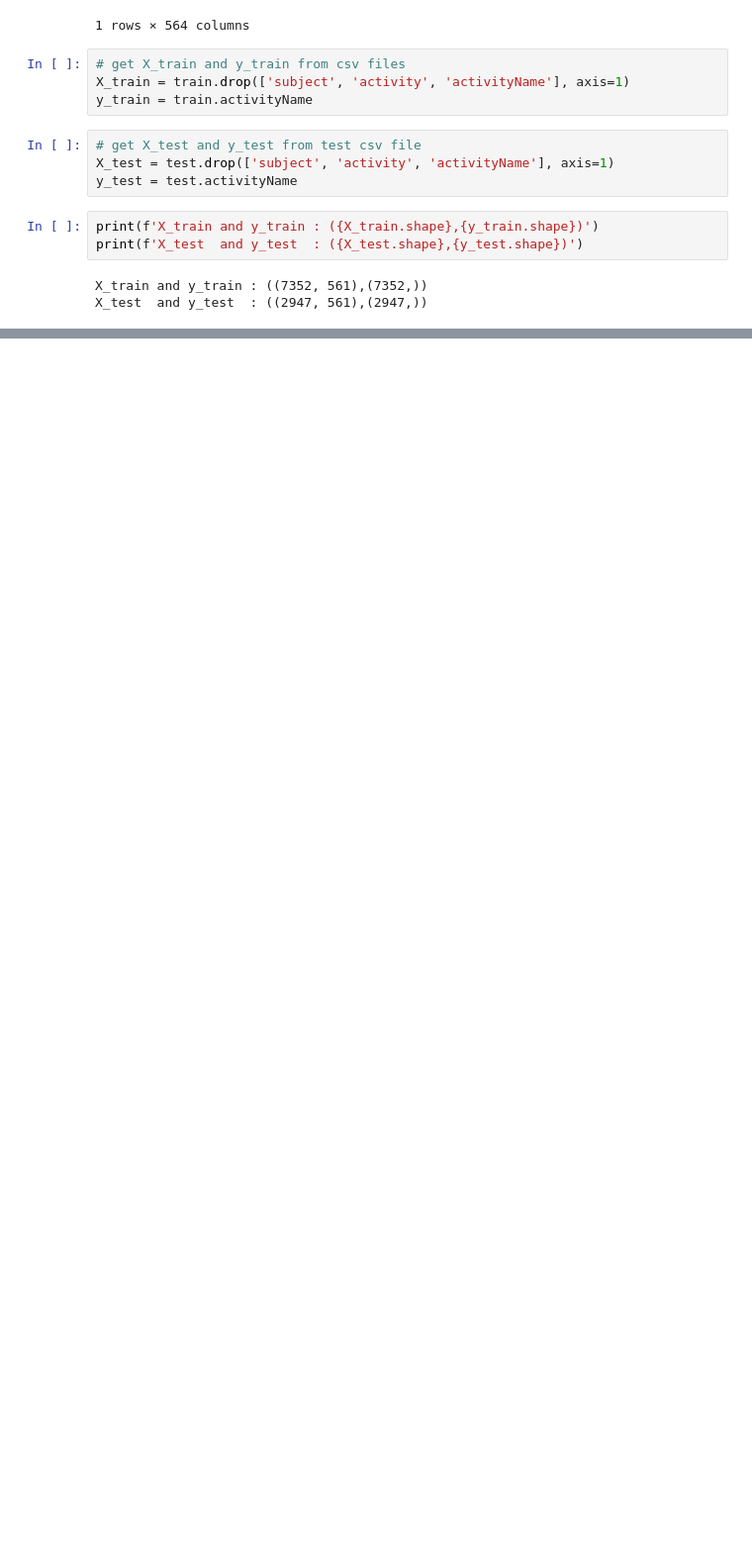
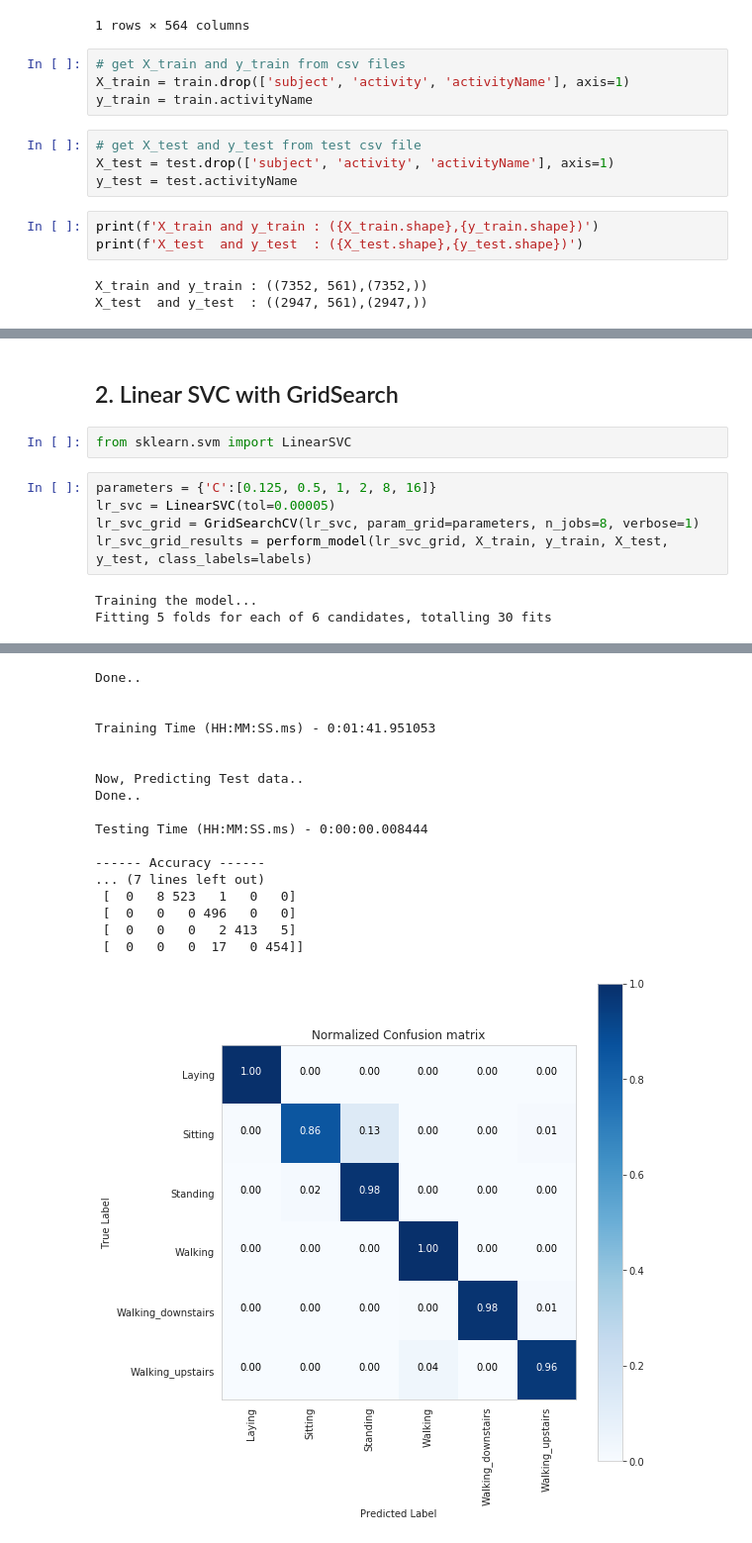
Before and after one commit to ashishsth7586/PyTorch, a Jupyter notebook: 04_Human_activity_recognition/Human Activity Recognition.ipynb, the cells around one changed output, grey strips where cells are left out. Shown at 99% size. Cells and saved outputs as stored; diff of their text form; blank space fills up the shorter version.

```diff
--- a/04_Human_activity_recognition/Human Activity Recognition.ipynb
+++ b/04_Human_activity_recognition/Human Activity Recognition.ipynb
@@ -523,0 +720,12 @@ X_test  and y_test  : ((2947, 561),(2947,))
+# %% [markdown]
+## 2. Linear SVC with GridSearch
+# %%
+from sklearn.svm import LinearSVC
+# %%
+parameters = {'C':[0.125, 0.5, 1, 2, 8, 16]}
+lr_svc = LinearSVC(tol=0.00005)
+lr_svc_grid = GridSearchCV(lr_svc, param_grid=parameters, n_jobs=8, verbose=1)
+lr_svc_grid_results = perform_model(lr_svc_grid, X_train, y_train, X_test, y_test, class_labels=labels)
+# %% [output]
+Training the model...
+Fitting 5 folds for each of 6 candidates, totalling 30 fits
@@ -523,0 +734,18 @@ X_test  and y_test  : ((2947, 561),(2947,))
+Done..
+
+
+Training Time (HH:MM:SS.ms) - 0:01:41.951053
+
+
+Now, Predicting Test data..
+Done..
+
+Testing Time (HH:MM:SS.ms) - 0:00:00.008444
+
+------ Accuracy ------
+... (7 lines left out)
+ [  0   8 523   1   0   0]
+ [  0   0   0 496   0   0]
+ [  0   0   0   2 413   5]
+ [  0   0   0  17   0 454]]
+[figure, added]
```
Also changed, not shown: parts of 24 cells of this notebook.
